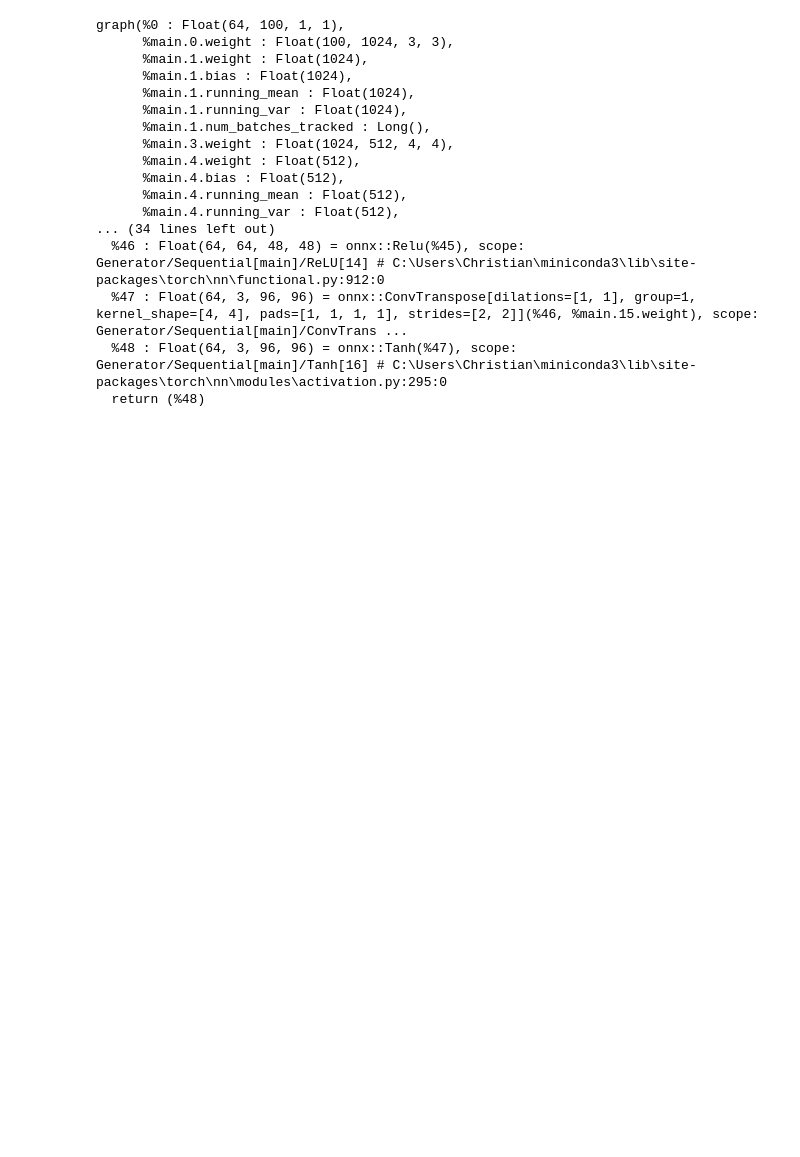
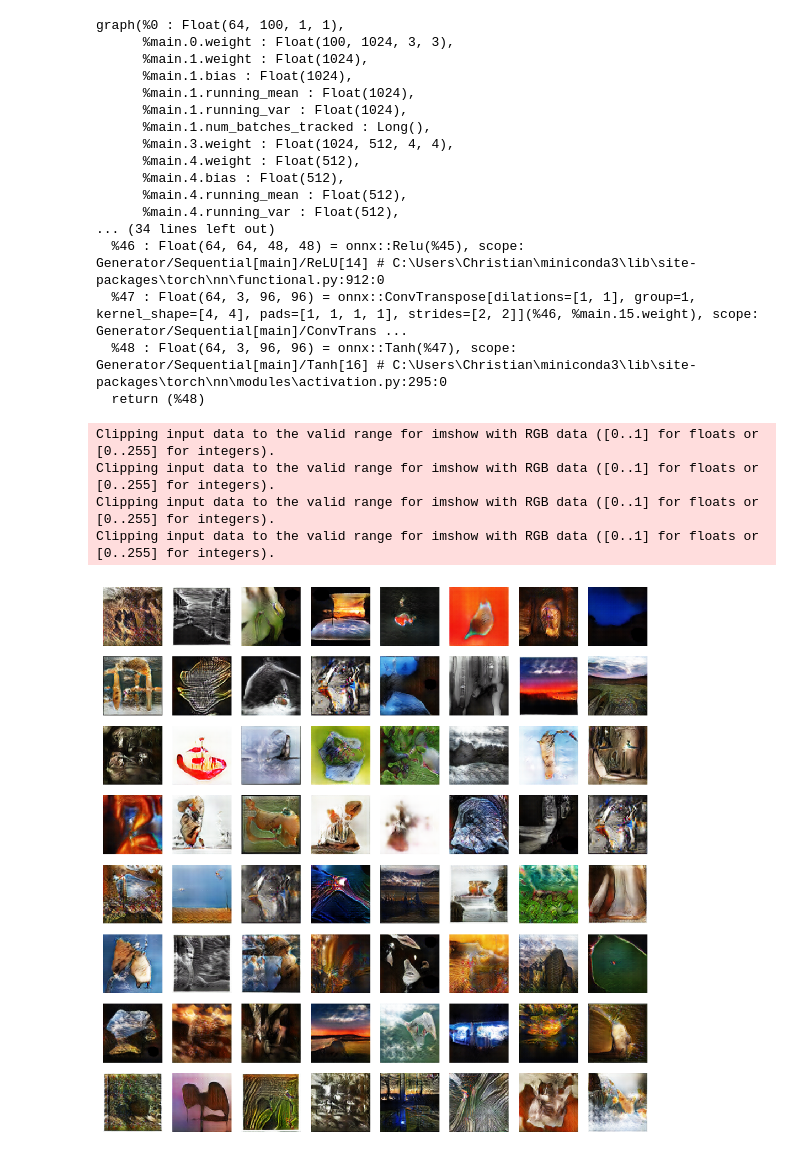
Before and after one commit to azz2k/nima_gan, a Jupyter notebook: juypter/convert_pytorch_tf.ipynb, the cells around one changed output. Drawn from its saved outputs; the diff is of its cells as text; code cells hidden in the pictures; blank space fills up the shorter version.

Commit message:
now running onnx in tf

```diff
--- a/juypter/convert_pytorch_tf.ipynb
+++ b/juypter/convert_pytorch_tf.ipynb
@@ -149,3 +158,24 @@ graph(%0 : Float(64, 100, 1, 1),
   %47 : Float(64, 3, 96, 96) = onnx::ConvTranspose[dilations=[1, 1], group=1, kernel_shape=[4, 4], pads=[1, 1, 1, 1], strides=[2, 2]](%46, %main.15.weight), scope: Generator/Sequential[main]/ConvTrans ...
   %48 : Float(64, 3, 96, 96) = onnx::Tanh(%47), scope: Generator/Sequential[main]/Tanh[16] # C:\Users\Christian\miniconda3\lib\site-packages\torch\nn\modules\activation.py:295:0
   return (%48)
+# %%
+# load onnx model
+onnx_model = onnx.load(os.path.join(model_path, model_name_pt + ".onnx"))
+
+# run the loaded model
+output = prepare(onnx_model).run(noise)
+
+# plot images
+plt.figure(figsize=(math.ceil(math.sqrt(n_imgs)), math.ceil(math.sqrt(n_imgs))), dpi=128)
+for i in range(n_imgs):
+    plt.subplot(8, 8, i+1)
+    plt.axis("off")
+    plt.imshow(np.transpose(output[0][i], (1,2,0))/2 + 0.5)
+plt.tight_layout()
+plt.show()
+# %% [output]
+Clipping input data to the valid range for imshow with RGB data ([0..1] for floats or [0..255] for integers).
+Clipping input data to the valid range for imshow with RGB data ([0..1] for floats or [0..255] for integers).
+Clipping input data to the valid range for imshow with RGB data ([0..1] for floats or [0..255] for integers).
+Clipping input data to the valid range for imshow with RGB data ([0..1] for floats or [0..255] for integers).
+[figure, added]
```
Also changed, not shown: parts of 3 cells of this notebook.
